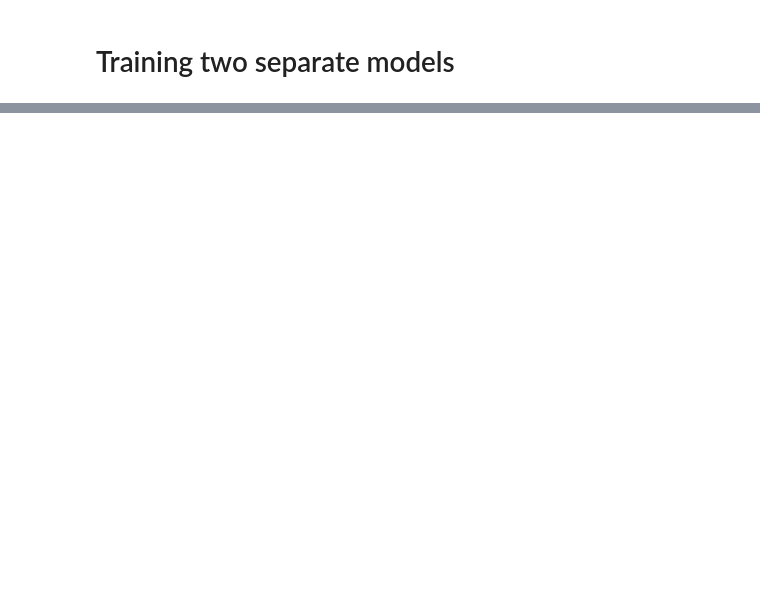
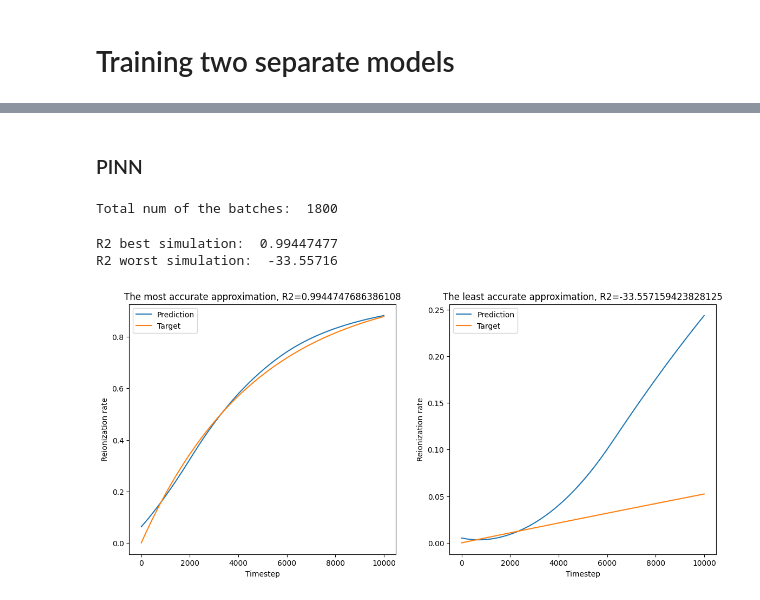
Before and after one commit to CS-433/ml-project-2-lady_bug, a Jupyter notebook: PINN_for_hydrogen_ionization.ipynb, the cells around one changed output, grey strips where cells are left out. Drawn from its saved outputs; the diff is of its cells as text; code cells hidden in the pictures; blank space fills up the shorter version.

```diff
--- a/PINN_for_hydrogen_ionization.ipynb
+++ b/PINN_for_hydrogen_ionization.ipynb
@@ -455,0 +447,23 @@ R2 worst simulation:  -234088.02
+# %% [markdown]
+### PINN
+# %%
+model_usual = FCN_with_last_activation([3, 8, 8, 8, 8, 1], last_activation=torch.nn.Tanh)
+optimizer = torch.optim.Adam(model.parameters(), lr=1e-3)
+scheduler = torch.optim.lr_scheduler.ReduceLROnPlateau(optimizer, factor=0.9, patience=500,)
+
+run = RunAllSimulations('multi_sim_for_usual_samples')
+
+run.data_handler = DataHandlerForAllSimulations(x, y, resample_ood_runs=True, ood_weight=0., normal_weight=1.)
+run.model = model
+run.optimizer = optimizer
+run.scheduler = scheduler
+run.data_loss = torch.nn.MSELoss()
+run.physics_loss = lambda x, y: physics_loss_varied_gamma_n(x, y, loss_coef=1e5)
+
+run.train(20)
+r2_scores_9 = all_run_eval(run)
+# %% [output]
+Total num of the batches:  1800
+R2 best simulation:  0.99447477
+R2 worst simulation:  -33.55716
+[figure, added]
```
Also changed, not shown: parts of 19 cells of this notebook, 16 other files.
